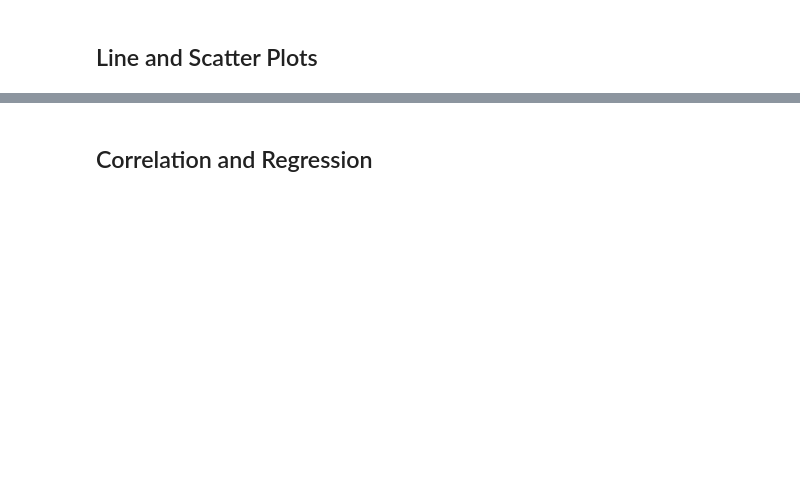
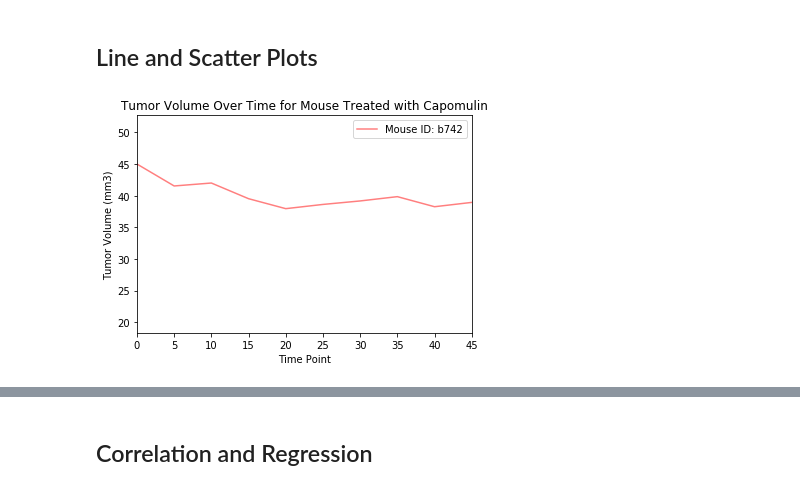
Before and after one commit to ztcnrh/matplotlib-challenge, a Jupyter notebook: pymaceuticals_starter.ipynb, the cells around one changed output, grey strips where cells are left out. Saved outputs shown, nothing was run; the diff lists cells and outputs as text; code cells hidden in the pictures; blank space fills up the shorter version.

```diff
--- a/pymaceuticals_starter.ipynb
+++ b/pymaceuticals_starter.ipynb
@@ -362,0 +371,21 @@ plt.show()
+# %%
+# Generate a line plot of tumor volume vs. time point for a mouse treated with Capomulin
+mouse_selected = random.choice(final_tumor_df.loc[filt_capomulin, 'Mouse ID'])
+
+timepoints_x = cleaned_df.loc[cleaned_df['Mouse ID'] == mouse_selected, 'Timepoint']
+tumor_volume_y = cleaned_df.loc[cleaned_df['Mouse ID'] == mouse_selected, 'Tumor Volume (mm3)']
+
+plt.plot(timepoints_x, tumor_volume_y,
+         label=f'Mouse ID: {mouse_selected}', color='r', alpha=0.5)
+
+# Other aesthetics
+plt.title('Tumor Volume Over Time for Mouse Treated with Capomulin')
+plt.xlabel('Time Point')
+plt.ylabel('Tumor Volume (mm3)')
+plt.legend(loc='best')
+plt.xlim(0, 45)
+plt.ylim(min(tumor_vol_capomulin)-5, max(tumor_vol_capomulin)+5)
+
+plt.show()
+# %% [output]
+[figure, added]
```
Also changed, not shown: parts of 15 cells of this notebook.
